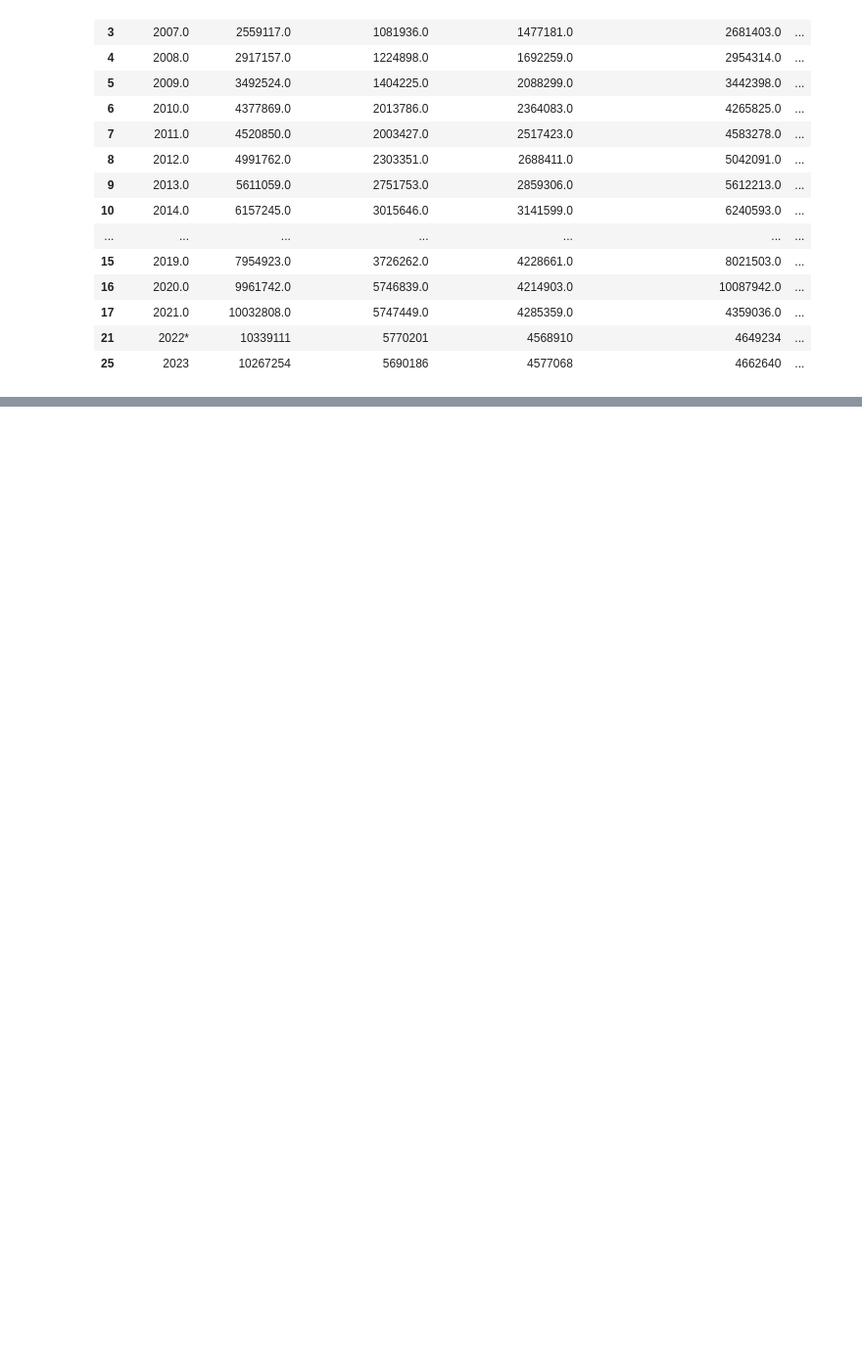
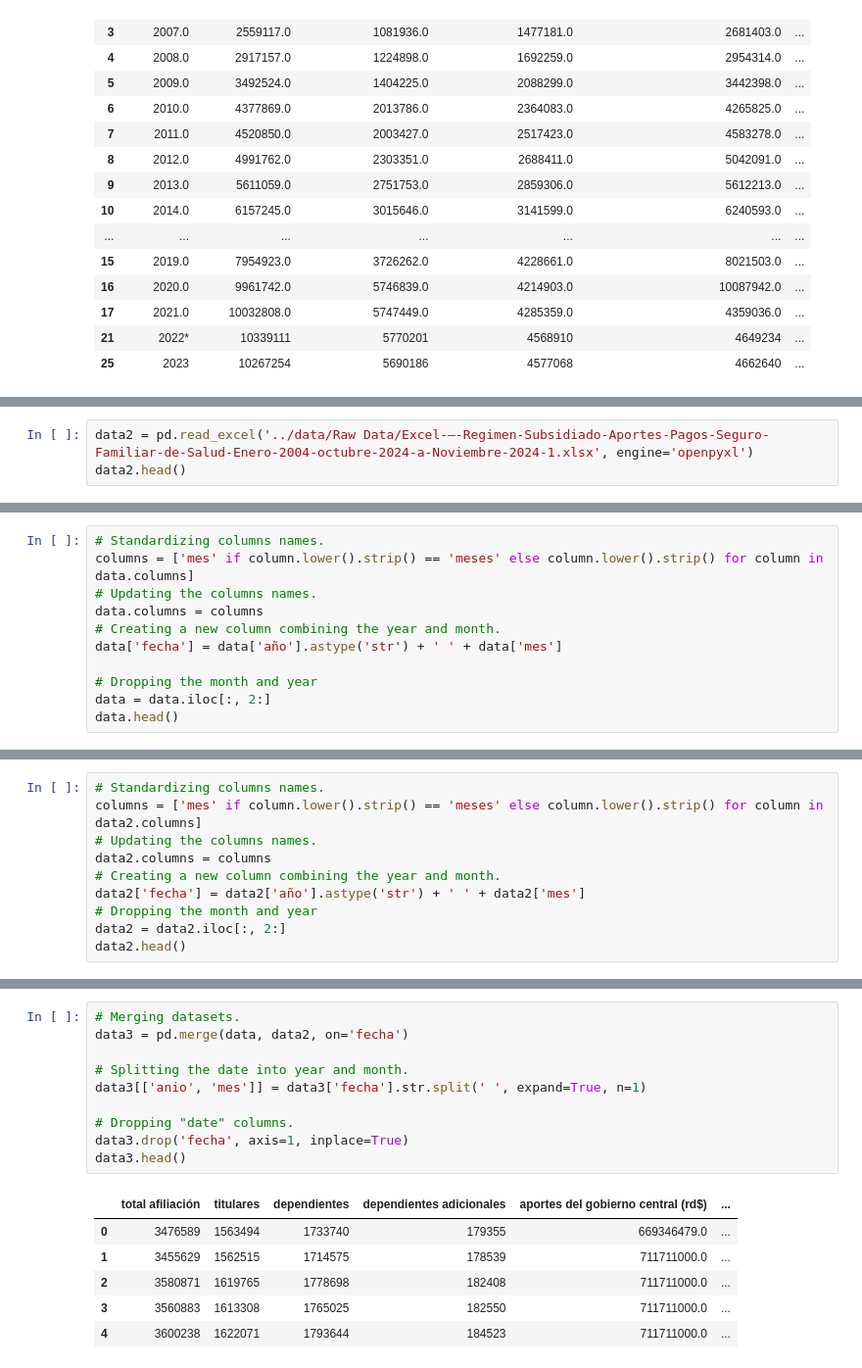
Before and after one commit to HarolReyes0/AnalisisIngresosPercapita, a Jupyter notebook: notebooks/data_modeling.ipynb, the cells around one changed output, grey strips where cells are left out. Shown at 98% size. Saved outputs shown, nothing was run; the diff lists cells and outputs as text; blank space fills up the shorter version.

```diff
--- a/notebooks/data_modeling.ipynb
+++ b/notebooks/data_modeling.ipynb
@@ -154,0 +167,3 @@ See the caveats in the documentation: https://pandas.pydata.org/pandas-docs/stab
+# %%
+data2 = pd.read_excel('../data/Raw Data/Excel-–-Regimen-Subsidiado-Aportes-Pagos-Seguro-Familiar-de-Salud-Enero-2004-octubre-2024-a-Noviembre-2024-1.xlsx', engine='openpyxl')
+data2.head()
@@ -154,0 +177,11 @@ See the caveats in the documentation: https://pandas.pydata.org/pandas-docs/stab
+# %%
+# Standardizing columns names.
+columns = ['mes' if column.lower().strip() == 'meses' else column.lower().strip() for column in data.columns]
+# Updating the columns names.
+data.columns = columns
+# Creating a new column combining the year and month.
+data['fecha'] = data['año'].astype('str') + ' ' + data['mes']
+
+# Dropping the month and year
+data = data.iloc[:, 2:]
+data.head()
@@ -154,0 +195,10 @@ See the caveats in the documentation: https://pandas.pydata.org/pandas-docs/stab
+# %%
+# Standardizing columns names.
+columns = ['mes' if column.lower().strip() == 'meses' else column.lower().strip() for column in data2.columns]
+# Updating the columns names.
+data2.columns = columns
+# Creating a new column combining the year and month.
+data2['fecha'] = data2['año'].astype('str') + ' ' + data2['mes']
+# Dropping the month and year
+data2 = data2.iloc[:, 2:]
+data2.head()
@@ -154,0 +212,17 @@ See the caveats in the documentation: https://pandas.pydata.org/pandas-docs/stab
+# %%
+# Merging datasets.
+data3 = pd.merge(data, data2, on='fecha')
+
+# Splitting the date into year and month.
+data3[['anio', 'mes']] = data3['fecha'].str.split(' ', expand=True, n=1)
+
+# Dropping "date" columns.
+data3.drop('fecha', axis=1, inplace=True)
+data3.head()
+# %% [output]
+|  | total afiliación | titulares | dependientes | dependientes adicionales | aportes del gobierno central (rd$) | ... |
+| 0 | 3476589 | 1563494 | 1733740 | 179355 | 669346479.0 | ... |
+| 1 | 3455629 | 1562515 | 1714575 | 178539 | 711711000.0 | ... |
+| 2 | 3580871 | 1619765 | 1778698 | 182408 | 711711000.0 | ... |
+| 3 | 3560883 | 1613308 | 1765025 | 182550 | 711711000.0 | ... |
+| 4 | 3600238 | 1622071 | 1793644 | 184523 | 711711000.0 | ... |
```
Also changed, not shown: parts of 5 cells of this notebook.
